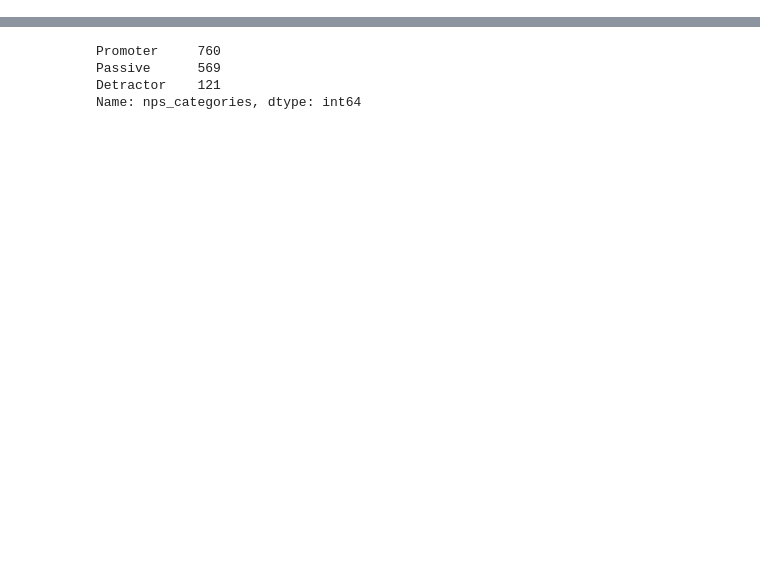
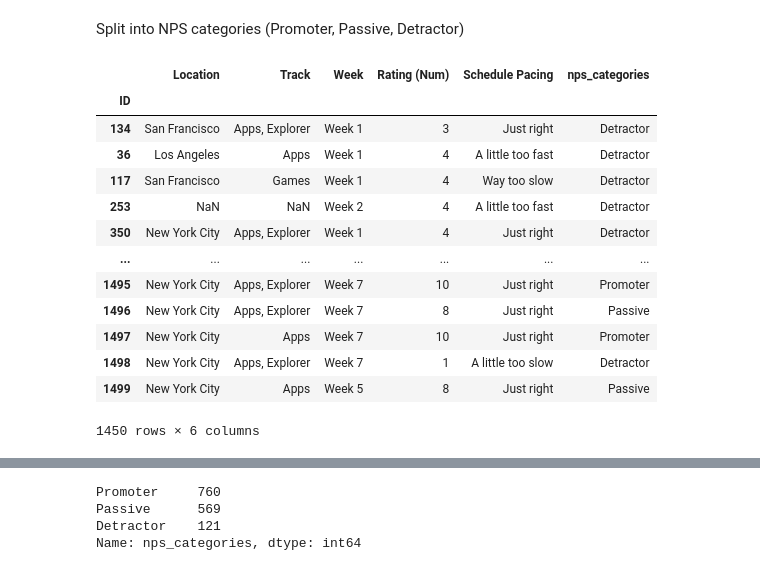
Before and after one commit to angelinaolmedo7/DS-1.1, a Jupyter notebook: summerAcademyNPS/Summer_Academy_NPS_Data.ipynb, the cells around one changed output, grey strips where cells are left out. Saved outputs shown, nothing was run; the diff lists cells and outputs as text; code cells hidden in the pictures; blank space fills up the shorter version.

```diff
--- a/summerAcademyNPS/Summer_Academy_NPS_Data.ipynb
+++ b/summerAcademyNPS/Summer_Academy_NPS_Data.ipynb
@@ -18,0 +26,23 @@ sns.set_palette(palette=COLOR_COLUMNS, n_colors=4)
+# %% [markdown]
+Split into NPS categories (Promoter, Passive, Detractor)
+# %%
+BINS = [0, 6, 8, 10]
+LABELS = ["Detractor", "Passive", "Promoter"]
+
+df_rated["nps_categories"] = pd.cut(df_rated['Rating (Num)'], BINS, include_lowest=True, labels=LABELS)
+df_rated
+# %% [output]
+|  | Location | Track | Week | Rating (Num) | Schedule Pacing | nps_categories |
+| ID |  |  |  |  |  |  |
+| 134 | San Francisco | Apps, Explorer | Week 1 | 3 | Just right | Detractor |
+| 36 | Los Angeles | Apps | Week 1 | 4 | A little too fast | Detractor |
+| 117 | San Francisco | Games | Week 1 | 4 | Way too slow | Detractor |
+| 253 | NaN | NaN | Week 2 | 4 | A little too fast | Detractor |
+| 350 | New York City | Apps, Explorer | Week 1 | 4 | Just right | Detractor |
+| ... | ... | ... | ... | ... | ... | ... |
+| 1495 | New York City | Apps, Explorer | Week 7 | 10 | Just right | Promoter |
+| 1496 | New York City | Apps, Explorer | Week 7 | 8 | Just right | Passive |
+| 1497 | New York City | Apps | Week 7 | 10 | Just right | Promoter |
+| 1498 | New York City | Apps, Explorer | Week 7 | 1 | A little too slow | Detractor |
+| 1499 | New York City | Apps | Week 5 | 8 | Just right | Passive |
+1450 rows × 6 columns
```
Also changed, not shown: parts of 18 cells of this notebook.
